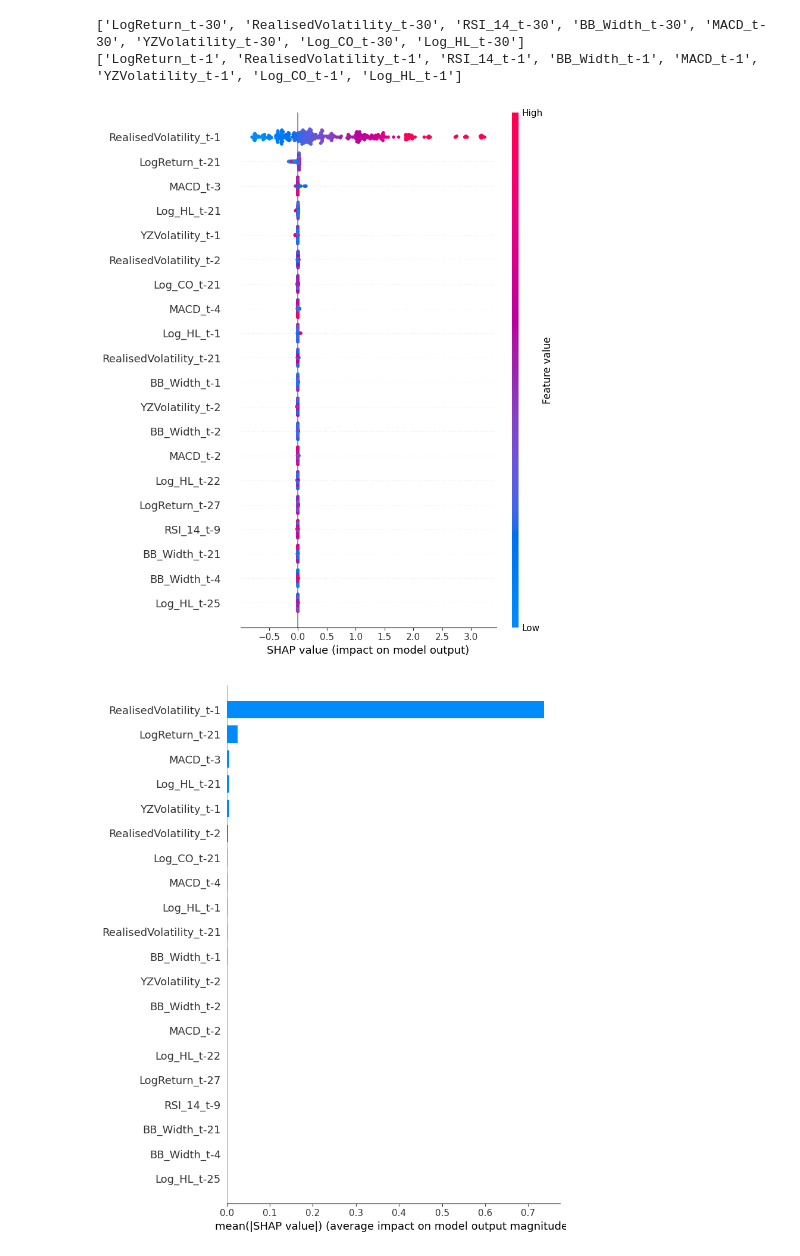
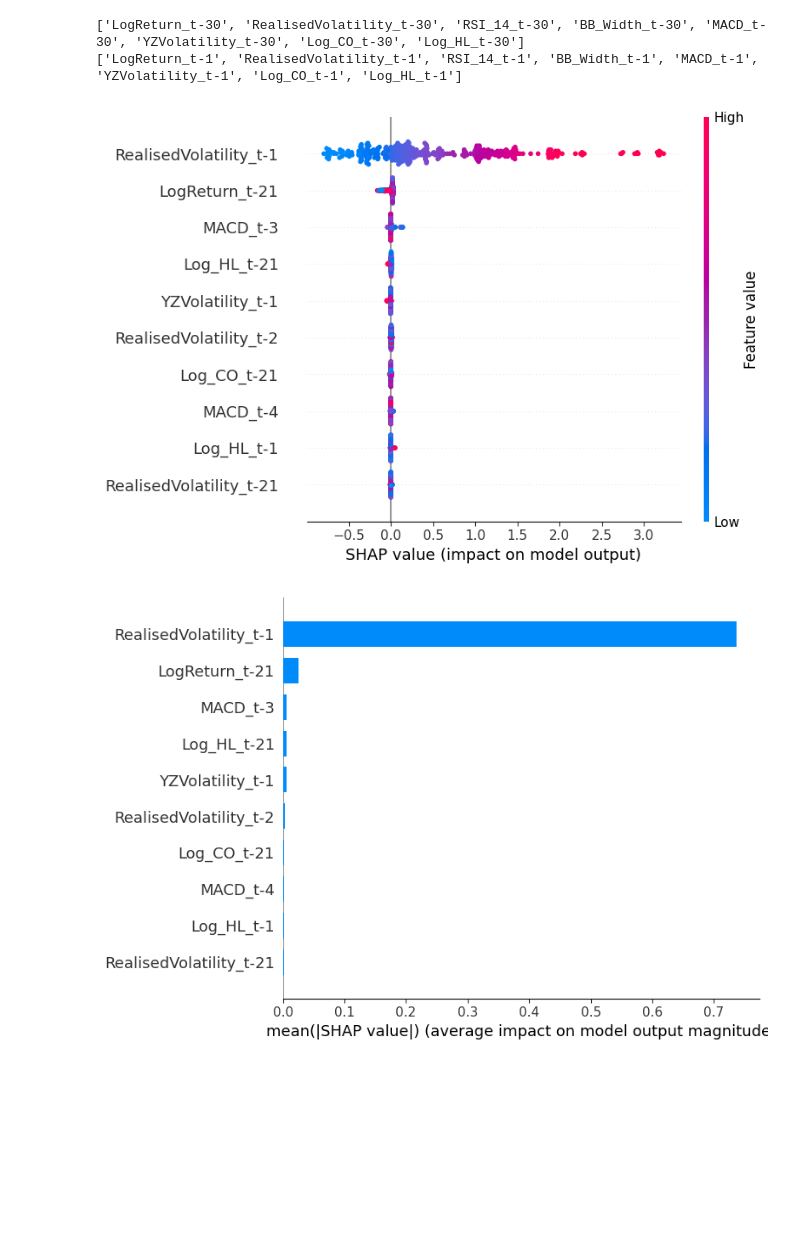
Before and after one commit to ICAI-IMAT-XAI/final-project-IgnacioBayon, a Jupyter notebook: notebooks/predict.ipynb, the cells around one changed output. Saved outputs shown, nothing was run; the diff lists cells and outputs as text; code cells hidden in the pictures; blank space fills up the shorter version.

```diff
--- a/notebooks/predict.ipynb
+++ b/notebooks/predict.ipynb
@@ -644,42 +427,3 @@ Best model: LSTM TSCV Results - Hidden Size: 64, Num Layers: 1
 ## 5. EXPLAINABILITY
 # %% [markdown]
 ### 5.1 SHAP
-# %%
-# Train Toy RF for SHAP analysis (optimal is too large, with 240 estimators, and kernel crashes)
-# Reduce seq_len from 30 to 10
-(X_train, y_train, dates_train), _, (X_test, y_test, dates_test) = load_data(
-    ticker=ticker,
-    feature_cols=feature_cols,
-    target_col="RealisedVolatility",
-    seq_len=30,
-    start_date=start_date,
-    train_size=0.85,
-    test_size=0.15,
-)
-
-# Train RF with optimal parameters on trainintg set
-optimal_params = {
-    'n_estimators': 300,
-    'max_depth': 20,
-    'min_samples_leaf': 5,
-    'min_samples_split': 2,
-    'random_state': 42,
-    'n_jobs': -1
-}
-rf_best = RandomForestRegressor(**optimal_params)
-n_train, seq_length, num_features = X_train.shape
-X_train_rf = X_train.reshape(n_train, seq_length * num_features)
-n_test = X_test.shape[0]
-X_test_rf = X_test.reshape(n_test, seq_length * num_features)
-
-rf_best.fit(X_train_rf, y_train)
-rf_best_test_preds = rf_best.predict(X_test_rf)
-
-rf_best_test_mae = mean_absolute_error(y_test, rf_best_test_preds)
-rf_best_test_rmse = np.sqrt(mean_squared_error(y_test, rf_best_test_preds))
-
-print(f"\nData Shape: {X_test_rf.shape} | (n_samples, seq_len * n_features) = ({n_test}, {seq_length} * {num_features})")
-
-print(f"Random Forest Regressor with Optimal Hyperparameters on Test Set:")
-print(f"\tTest MAE:  {rf_best_test_mae:.6f}")
-print(f"\tTest RMSE: {rf_best_test_rmse:.6f}")
@@ -714,15 +446,20 @@ X_test_rf_df = pd.DataFrame(X_test_rf, columns=rf_feature_names)
 # %%
 # Select a subset of X_test for SHAP analysis
 X_shap = X_test_rf_df.sample(n=min(500, len(X_test_rf_df)), random_state=random_state)
 
 explainer_rf = shap.TreeExplainer(rf_best)
 shap_values_rf = explainer_rf.shap_values(X_shap)
 
+# Select the 10 most relevant features based on mean absolute SHAP values
+most_important_indices = np.argsort(-np.abs(shap_values_rf).mean(0))[:10]
+X_shap = X_shap.iloc[:, most_important_indices]
+shap_values_rf = shap_values_rf[:, most_important_indices]
+
 shap.summary_plot(shap_values_rf, X_shap, show=True)
 shap.summary_plot(shap_values_rf, X_shap, plot_type="bar", show=True)
 # %% [output]
-[figure, old version]
+[figure, new version]
-[figure, old version]
+[figure, new version]
 # %%
 idx_max = np.argmax(shap_values_rf.mean(axis=0))
 print(f"Date with highest mean absolute SHAP value for RF: {X_shap.columns[idx_max]}")
```
Also changed, not shown: parts of 32 cells of this notebook, 4 other files.
